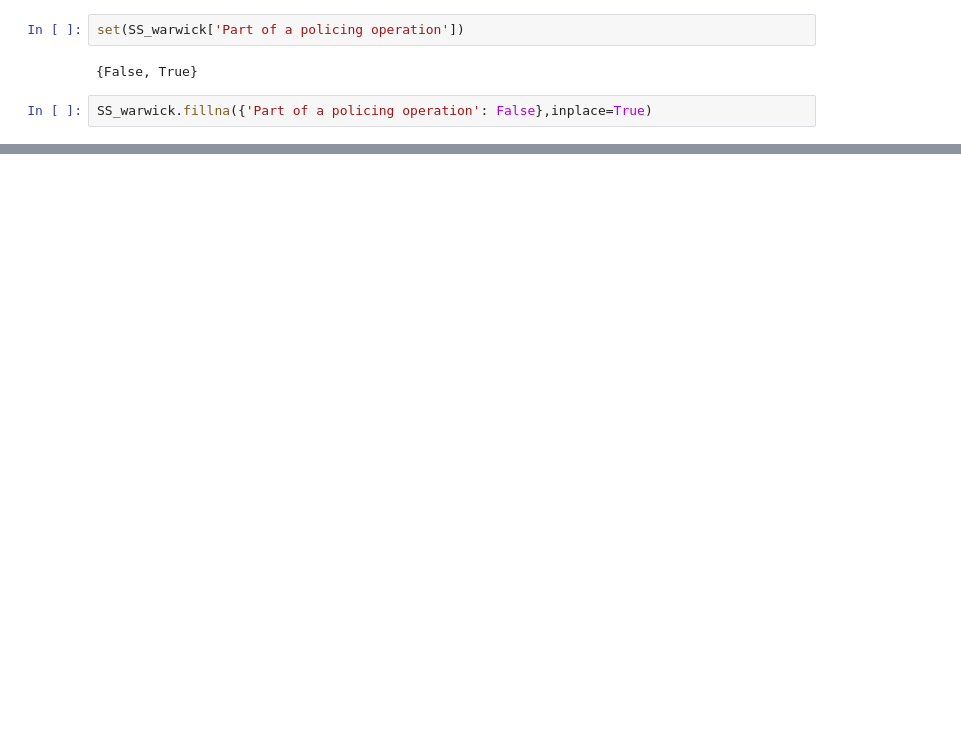
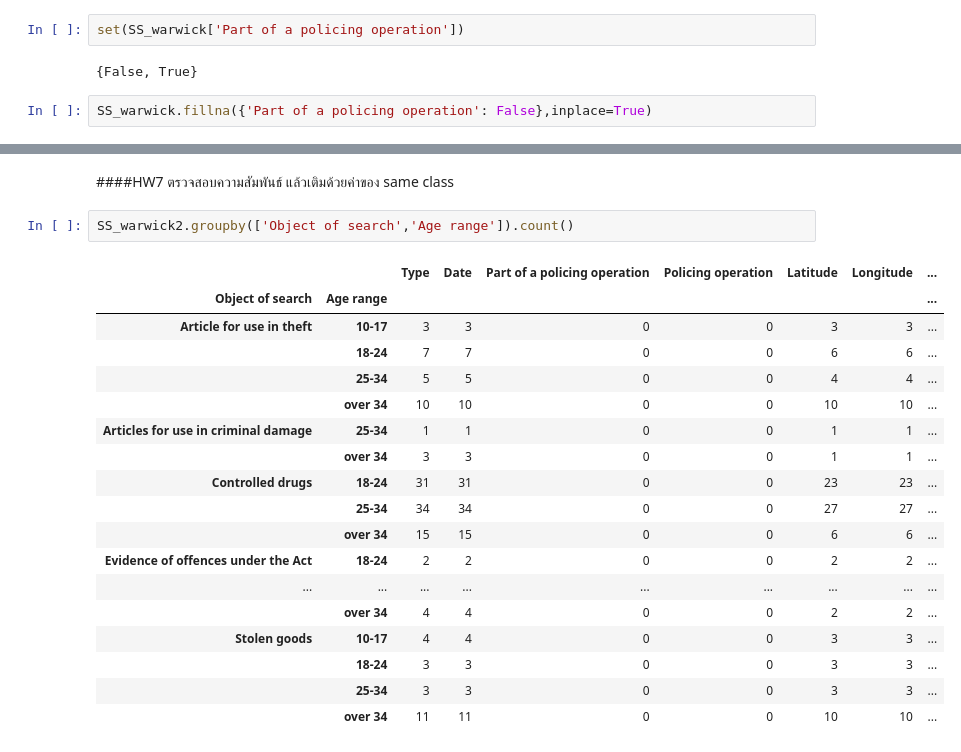
Before and after one commit to emkrit1242/MSC_DPDM_2025, a Jupyter notebook: Data101.ipynb, the cells around one changed output, grey strips where cells are left out. Saved outputs shown, nothing was run; the diff lists cells and outputs as text; blank space fills up the shorter version.

```diff
--- a/Data101.ipynb
+++ b/Data101.ipynb
@@ -456,0 +555,23 @@ SS_warwick.fillna({'Part of a policing operation': False,'Latitude':SS_warwick['
+# %% [markdown]
+####HW7 ตรวจสอบความสัมพันธ์ แล้วเติมด้วยค่าของ same class
+# %%
+SS_warwick2.groupby(['Object of search','Age range']).count()
+# %% [output]
+|  |  | Type | Date | Part of a policing operation | Policing operation | Latitude | Longitude | ... |
+| Object of search | Age range |  |  |  |  |  |  | ... |
+| Article for use in theft | 10-17 | 3 | 3 | 0 | 0 | 3 | 3 | ... |
+|  | 18-24 | 7 | 7 | 0 | 0 | 6 | 6 | ... |
+|  | 25-34 | 5 | 5 | 0 | 0 | 4 | 4 | ... |
+|  | over 34 | 10 | 10 | 0 | 0 | 10 | 10 | ... |
+| Articles for use in criminal damage | 25-34 | 1 | 1 | 0 | 0 | 1 | 1 | ... |
+|  | over 34 | 3 | 3 | 0 | 0 | 1 | 1 | ... |
+| Controlled drugs | 18-24 | 31 | 31 | 0 | 0 | 23 | 23 | ... |
+|  | 25-34 | 34 | 34 | 0 | 0 | 27 | 27 | ... |
+|  | over 34 | 15 | 15 | 0 | 0 | 6 | 6 | ... |
+| Evidence of offences under the Act | 18-24 | 2 | 2 | 0 | 0 | 2 | 2 | ... |
+| ... | ... | ... | ... | ... | ... | ... | ... | ... |
+|  | over 34 | 4 | 4 | 0 | 0 | 2 | 2 | ... |
+| Stolen goods | 10-17 | 4 | 4 | 0 | 0 | 3 | 3 | ... |
+|  | 18-24 | 3 | 3 | 0 | 0 | 3 | 3 | ... |
+|  | 25-34 | 3 | 3 | 0 | 0 | 3 | 3 | ... |
+|  | over 34 | 11 | 11 | 0 | 0 | 10 | 10 | ... |
```
Also changed, not shown: parts of 25 cells of this notebook.
